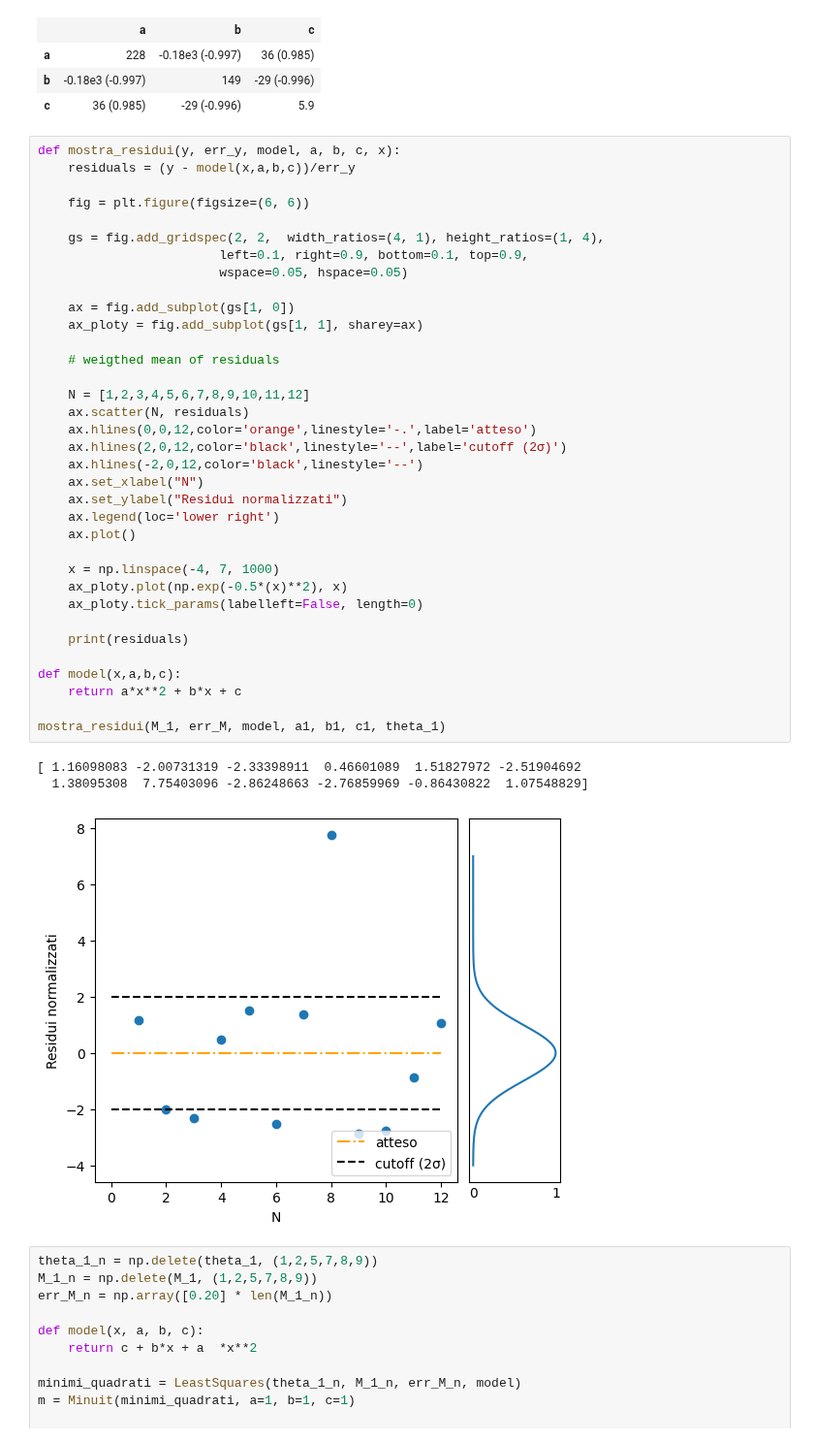
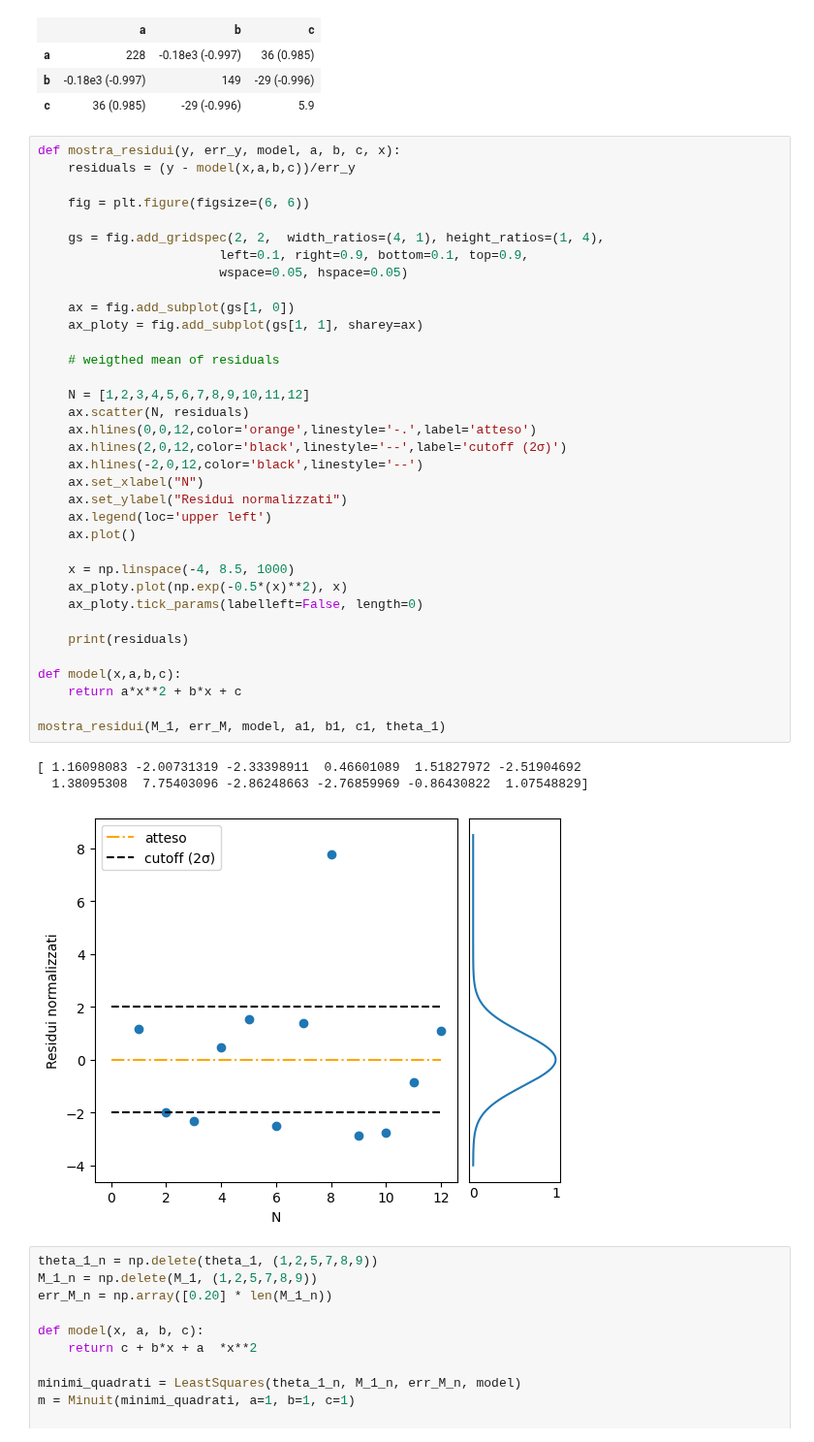
Before and after one commit to ARossiUnimib/Laboratorio-2---Gruppo-21-A.A.-2023-24, a Jupyter notebook: Notebooks/Microonde/Microonde.ipynb, the cells around one changed output. Shown at 97% size. Saved outputs shown, nothing was run; the diff lists cells and outputs as text.

```diff
--- a/Notebooks/Microonde/Microonde.ipynb
+++ b/Notebooks/Microonde/Microonde.ipynb
@@ -1045,36 +1045,36 @@ def mostra_residui(y, err_y, model, a, b, c, x):
     gs = fig.add_gridspec(2, 2,  width_ratios=(4, 1), height_ratios=(1, 4),
                         left=0.1, right=0.9, bottom=0.1, top=0.9,
                         wspace=0.05, hspace=0.05)
 
     ax = fig.add_subplot(gs[1, 0])
     ax_ploty = fig.add_subplot(gs[1, 1], sharey=ax)
 
     # weigthed mean of residuals
 
     N = [1,2,3,4,5,6,7,8,9,10,11,12]
     ax.scatter(N, residuals)
     ax.hlines(0,0,12,color='orange',linestyle='-.',label='atteso')
     ax.hlines(2,0,12,color='black',linestyle='--',label='cutoff (2σ)')
     ax.hlines(-2,0,12,color='black',linestyle='--')
     ax.set_xlabel("N")
     ax.set_ylabel("Residui normalizzati")
-    ax.legend(loc='lower right')
+    ax.legend(loc='upper left')
     ax.plot()
 
-    x = np.linspace(-4, 7, 1000)
+    x = np.linspace(-4, 8.5, 1000)
     ax_ploty.plot(np.exp(-0.5*(x)**2), x)
     ax_ploty.tick_params(labelleft=False, length=0)
 
     print(residuals)
 
 def model(x,a,b,c):
     return a*x**2 + b*x + c
 
 mostra_residui(M_1, err_M, model, a1, b1, c1, theta_1)
 # %% [output]
 [ 1.16098083 -2.00731319 -2.33398911  0.46601089  1.51827972 -2.51904692
   1.38095308  7.75403096 -2.86248663 -2.76859969 -0.86430822  1.07548829]
-[figure, old version]
+[figure, new version]
 # %%
 theta_1_n = np.delete(theta_1, (1,2,5,7,8,9))
 M_1_n = np.delete(M_1, (1,2,5,7,8,9))
```
Also changed, not shown: parts of 2 cells of this notebook.
